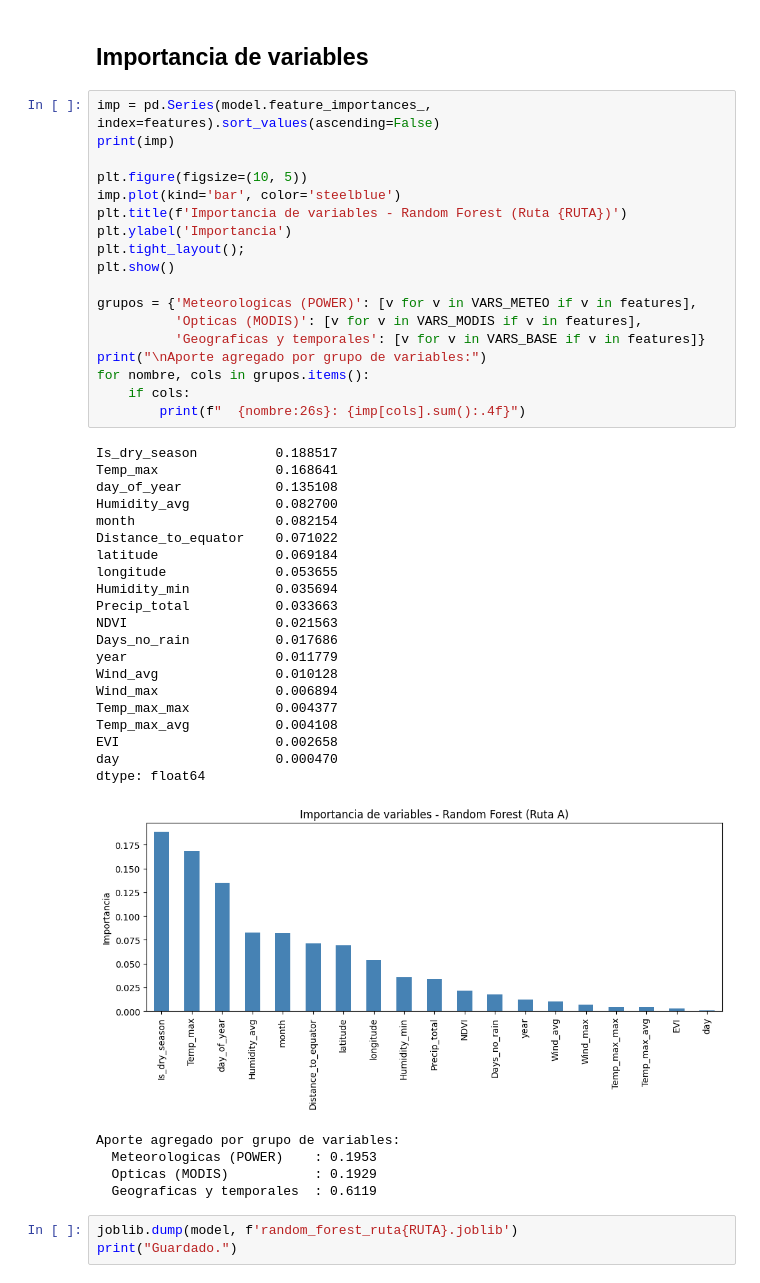
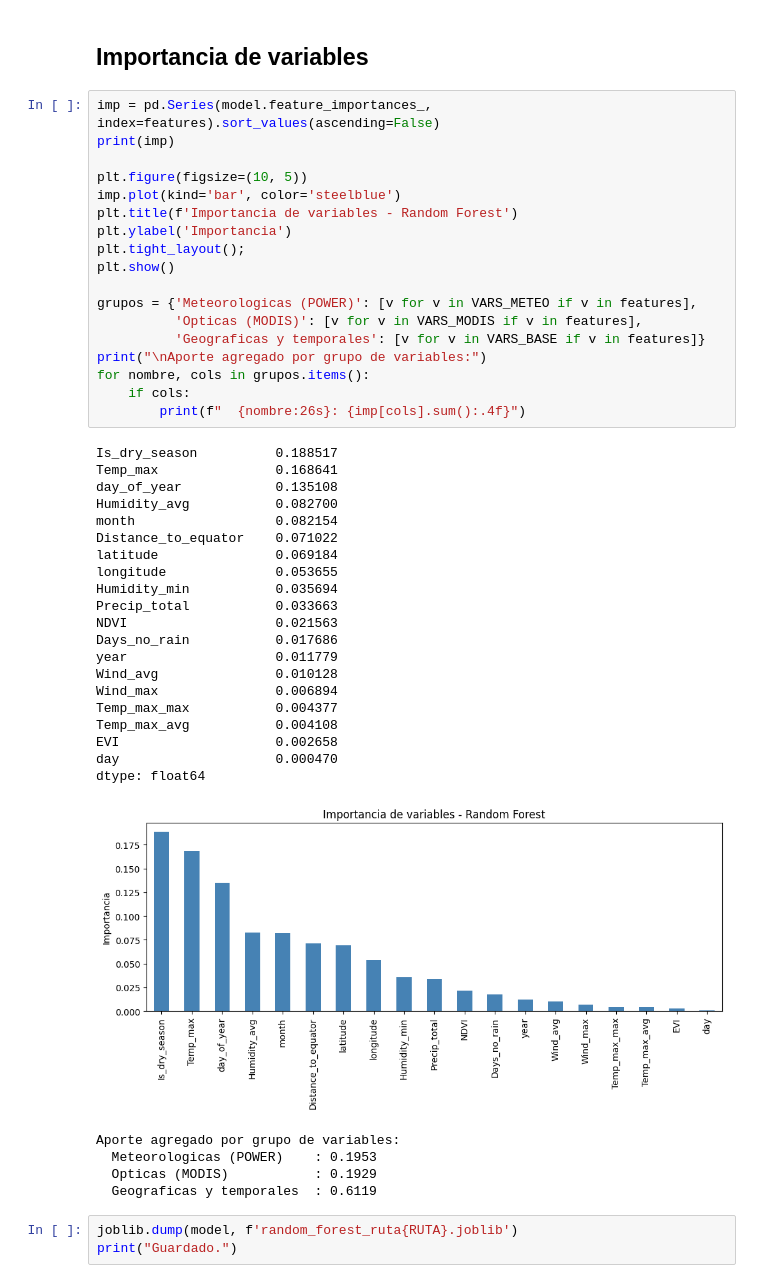
Before and after one commit to antoniozamora2002/Modelo-Machine-Learning-Para-Detectar-Incendios, a Jupyter notebook: Random-Forest-Model.ipynb, the cells around one changed output. Saved outputs shown, nothing was run; the diff lists cells and outputs as text.

```diff
--- a/Random-Forest-Model.ipynb
+++ b/Random-Forest-Model.ipynb
@@ -143,40 +143,40 @@ print(imp)
 
 plt.figure(figsize=(10, 5))
 imp.plot(kind='bar', color='steelblue')
-plt.title(f'Importancia de variables - Random Forest (Ruta {RUTA})')
+plt.title(f'Importancia de variables - Random Forest')
 plt.ylabel('Importancia')
 plt.tight_layout();
 plt.show()
 
 grupos = {'Meteorologicas (POWER)': [v for v in VARS_METEO if v in features],
           'Opticas (MODIS)': [v for v in VARS_MODIS if v in features],
           'Geograficas y temporales': [v for v in VARS_BASE if v in features]}
 print("\nAporte agregado por grupo de variables:")
 for nombre, cols in grupos.items():
     if cols:
         print(f"  {nombre:26s}: {imp[cols].sum():.4f}")
 # %% [output]
 Is_dry_season          0.188517
 Temp_max               0.168641
 day_of_year            0.135108
 Humidity_avg           0.082700
 month                  0.082154
 Distance_to_equator    0.071022
 latitude               0.069184
 longitude              0.053655
 Humidity_min           0.035694
 Precip_total           0.033663
 NDVI                   0.021563
 Days_no_rain           0.017686
 year                   0.011779
 Wind_avg               0.010128
 Wind_max               0.006894
 Temp_max_max           0.004377
 Temp_max_avg           0.004108
 EVI                    0.002658
 day                    0.000470
 dtype: float64
-[figure, old version]
+[figure, new version]
 Aporte agregado por grupo de variables:
   Meteorologicas (POWER)    : 0.1953
   Opticas (MODIS)           : 0.1929
```
Also changed, not shown: parts of 1 cell of this notebook, 4 other files.
